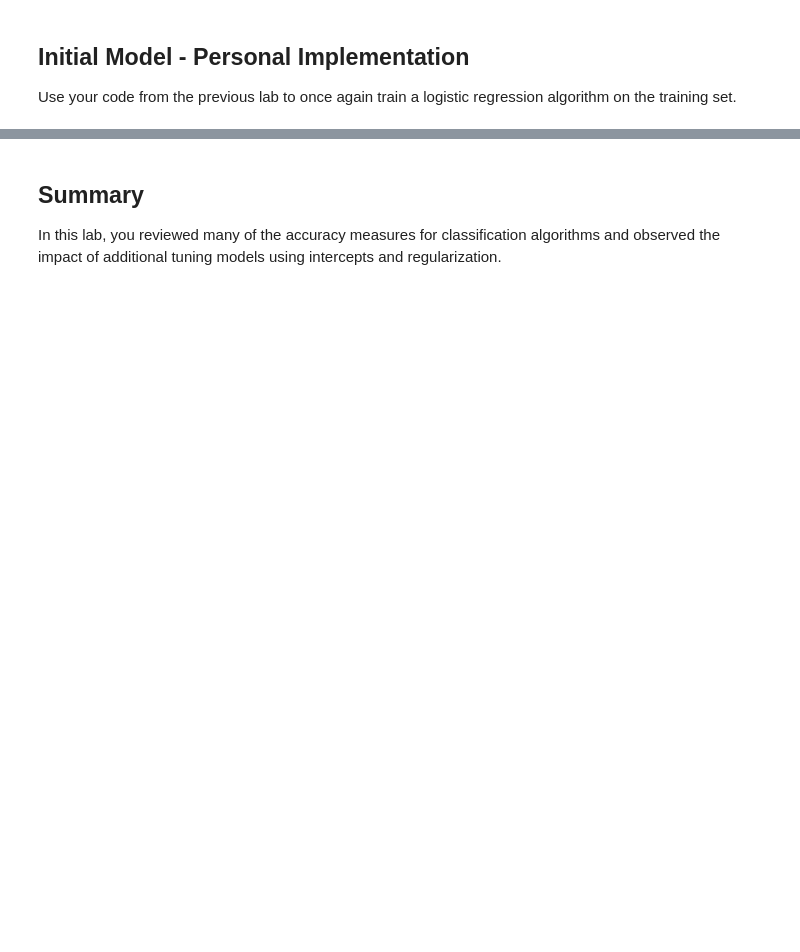
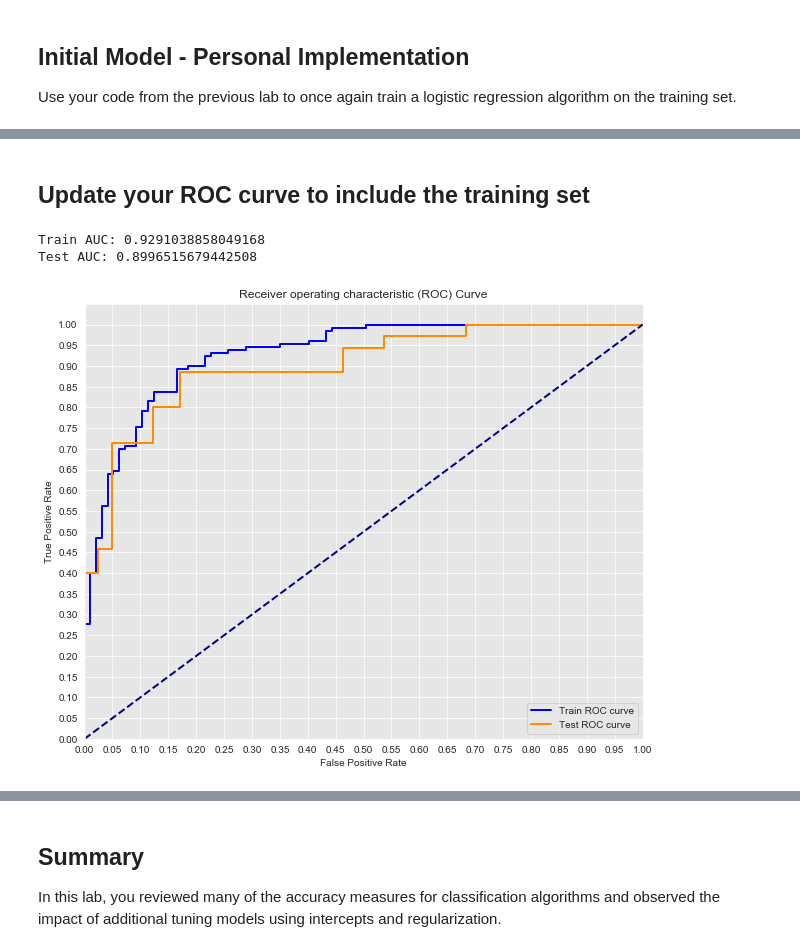
Before and after one commit to learn-co-curriculum/dsc-logistic-regression-model-comparisons-lab, a Jupyter notebook: index.ipynb, the cells around one changed output, grey strips where cells are left out. Cells and saved outputs as stored; diff of their text form; code cells hidden in the pictures; blank space fills up the shorter version.

```diff
--- a/index.ipynb
+++ b/index.ipynb
@@ -58,0 +222,2 @@ Use your code from the previous lab to once again train a logistic regression al
+# %% [markdown]
+## Update your ROC curve to include the training set
@@ -58,0 +256,38 @@ Use your code from the previous lab to once again train a logistic regression al
+# %%
+# __SOLUTION__
+# Your code here
+y_hat_train = sigmoid(np.dot(X_train, weights))
+
+test_fpr, test_tpr, test_thresholds = roc_curve(y_test, y_hat_test)
+
+train_fpr, train_tpr, train_thresholds = roc_curve(y_train, y_hat_train)
+
+# Train AUC
+print('Train AUC: {}'.format(auc(train_fpr, train_tpr)))
+print('Test AUC: {}'.format(auc(test_fpr, test_tpr)))
+
+# Seaborn's beautiful styling
+sns.set_style('darkgrid', {'axes.facecolor': '0.9'})
+
+plt.figure(figsize=(10,8))
+lw = 2
+
+plt.plot(train_fpr, train_tpr, color='blue',
+         lw=lw, label='Train ROC curve')
+plt.plot(test_fpr, test_tpr, color='darkorange',
+         lw=lw, label='Test ROC curve')
+
+plt.plot([0, 1], [0, 1], color='navy', lw=lw, linestyle='--')
+plt.xlim([0.0, 1.0])
+plt.ylim([0.0, 1.05])
+plt.yticks([i/20.0 for i in range(21)])
+plt.xticks([i/20.0 for i in range(21)])
+plt.xlabel('False Positive Rate')
+plt.ylabel('True Positive Rate')
+plt.title('Receiver operating characteristic (ROC) Curve')
+plt.legend(loc='lower right')
+plt.show()
+# %% [output]
+Train AUC: 0.9291038858049168
+Test AUC: 0.8996515679442508
+[figure, added]
```
Also changed, not shown: parts of 60 cells of this notebook.
